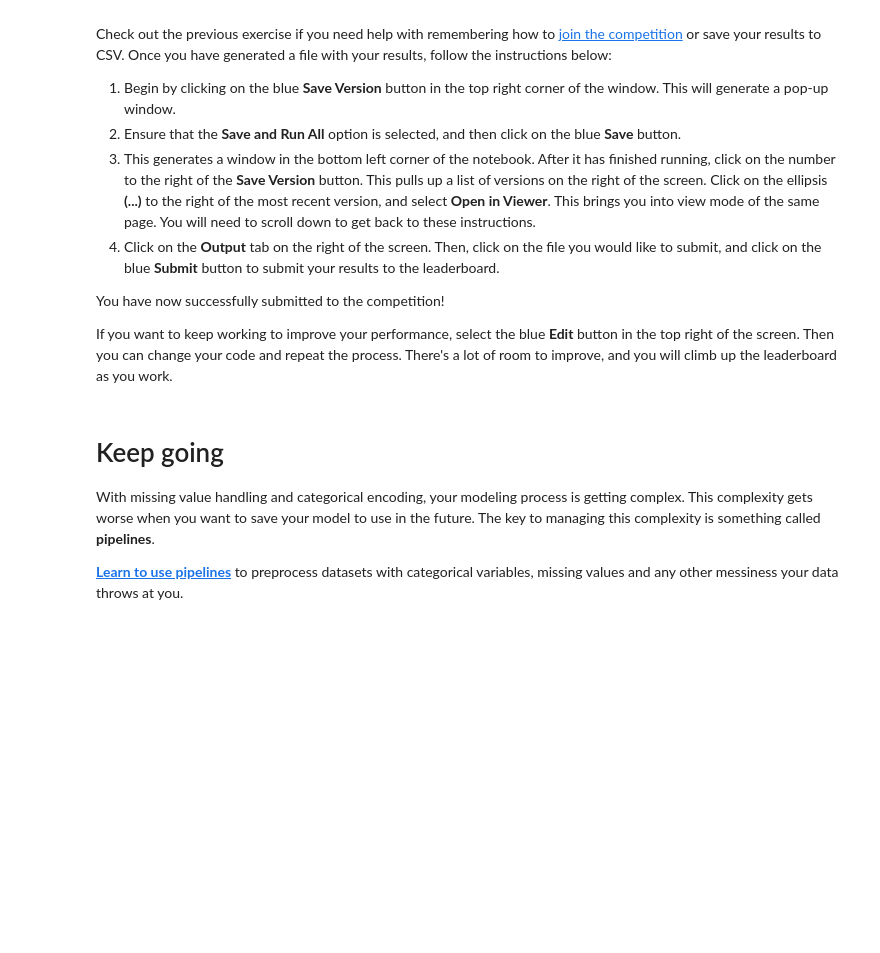
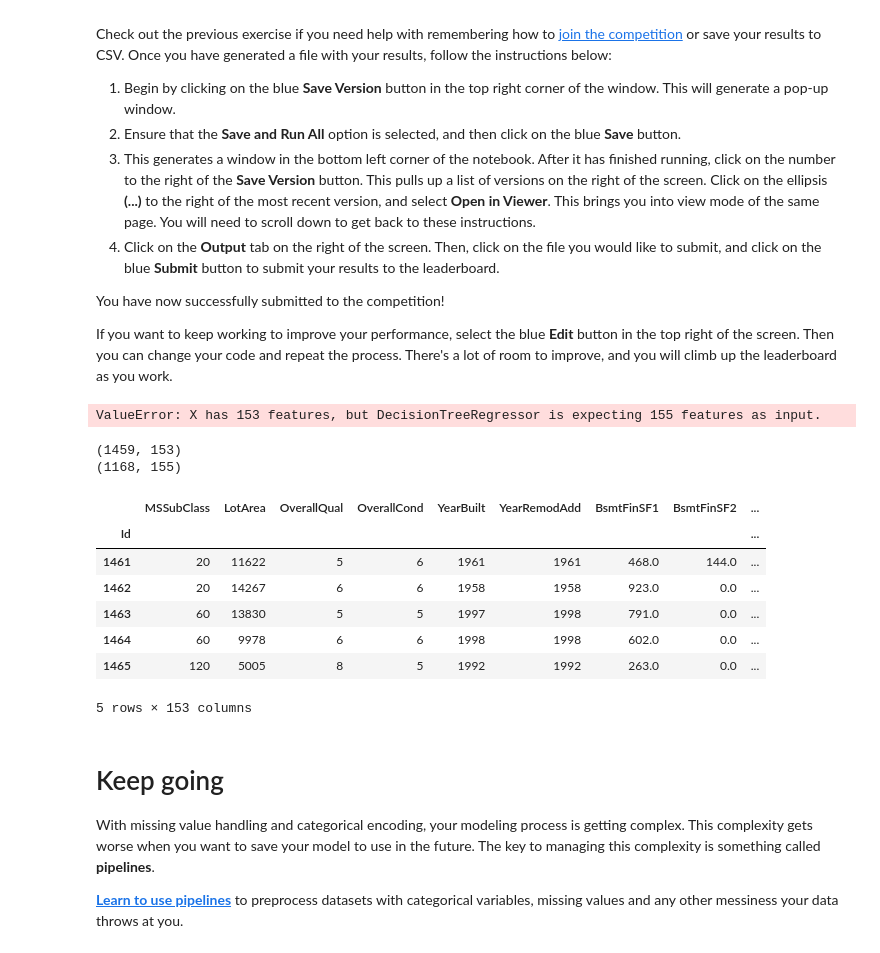
Before and after one commit to skyheat47295/Jupyter_Notebooks, a Jupyter notebook: exercise-categorical-variables.ipynb, the cells around one changed output. Saved outputs shown, nothing was run; the diff lists cells and outputs as text; code cells hidden in the pictures; blank space fills up the shorter version.

```diff
--- a/exercise-categorical-variables.ipynb
+++ b/exercise-categorical-variables.ipynb
@@ -351,0 +349,39 @@ preds_test = model.predict(final_X_test)
+# %%
+# (Optional) Your code here
+from sklearn.impute import SimpleImputer
+
+#model.fit(OH_X_train, y_train)
+
+OH_imputer = SimpleImputer(strategy = 'constant')
+OH_final_train = pd.DataFrame(OH_imputer.fit_transform(OH_X_train))
+
+model.fit(OH_final_train, y_train)
+
+OH_cols_test = pd.DataFrame(OH_encoder.fit_transform(X_test[low_cardinality_cols]))
+OH_cols_test.index = X_test.index
+num_X_test = X_test.drop(object_cols, axis=1)
+OH_X_test = pd.concat([num_X_test, OH_cols_test], axis=1)
+
+
+
+#OH_X_test
+preds_test = model.predict(OH_final_test)
+#output = OH_X_train
+#output.to_csv('OH_X_train.csv', index=False)
+# %% [output]
+ValueError: X has 153 features, but DecisionTreeRegressor is expecting 155 features as input.
+# %%
+print(OH_X_test.shape)
+print(OH_final_train.shape)
+OH_X_test.head()
+# %% [output]
+(1459, 153)
+(1168, 155)
+|  | MSSubClass | LotArea | OverallQual | OverallCond | YearBuilt | YearRemodAdd | BsmtFinSF1 | BsmtFinSF2 | ... |
+| Id |  |  |  |  |  |  |  |  | ... |
+| 1461 | 20 | 11622 | 5 | 6 | 1961 | 1961 | 468.0 | 144.0 | ... |
+| 1462 | 20 | 14267 | 6 | 6 | 1958 | 1958 | 923.0 | 0.0 | ... |
+| 1463 | 60 | 13830 | 5 | 5 | 1997 | 1998 | 791.0 | 0.0 | ... |
+| 1464 | 60 | 9978 | 6 | 6 | 1998 | 1998 | 602.0 | 0.0 | ... |
+| 1465 | 120 | 5005 | 8 | 5 | 1992 | 1992 | 263.0 | 0.0 | ... |
+5 rows × 153 columns
```
Also changed, not shown: parts of 4 cells of this notebook.
